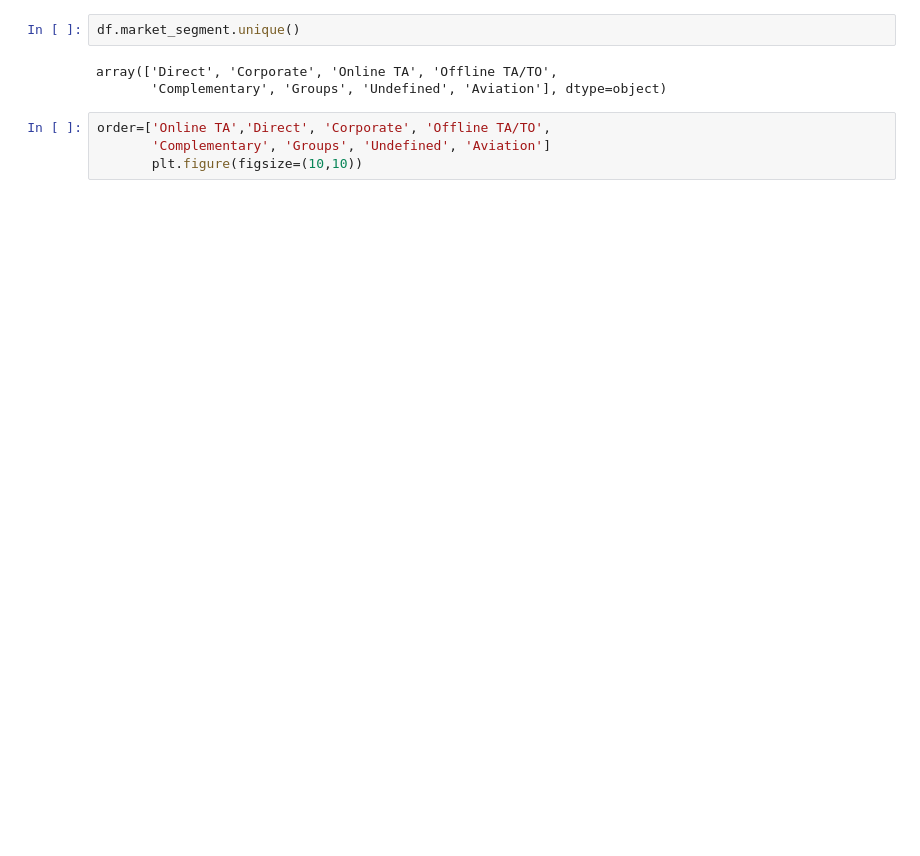
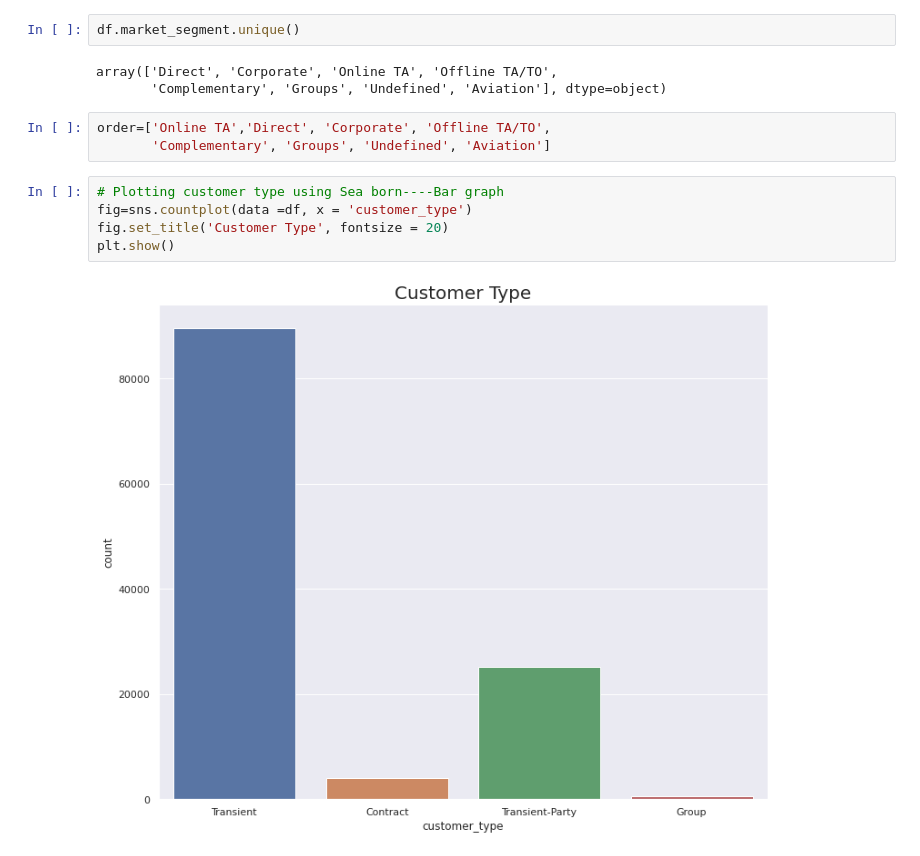
Before and after one commit to Sriharish19/EDA-Hotel-Booking-Capstone-Project-1, a Jupyter notebook: SH_Hotel_Booking_Capstone_Project.ipynb, the cells around one changed output. Saved outputs shown, nothing was run; the diff lists cells and outputs as text; blank space fills up the shorter version.

```diff
--- a/SH_Hotel_Booking_Capstone_Project.ipynb
+++ b/SH_Hotel_Booking_Capstone_Project.ipynb
@@ -172,4 +173,10 @@ array(['Direct', 'Corporate', 'Online TA', 'Offline TA/TO',
 # %%
 order=['Online TA','Direct', 'Corporate', 'Offline TA/TO',
        'Complementary', 'Groups', 'Undefined', 'Aviation']
-       plt.figure(figsize=(10,10))
+# %%
+# Plotting customer type using Sea born----Bar graph
+fig=sns.countplot(data =df, x = 'customer_type')
+fig.set_title('Customer Type', fontsize = 20)
+plt.show()
+# %% [output]
+[figure, added]
```
Also changed, not shown: parts of 12 cells of this notebook.
